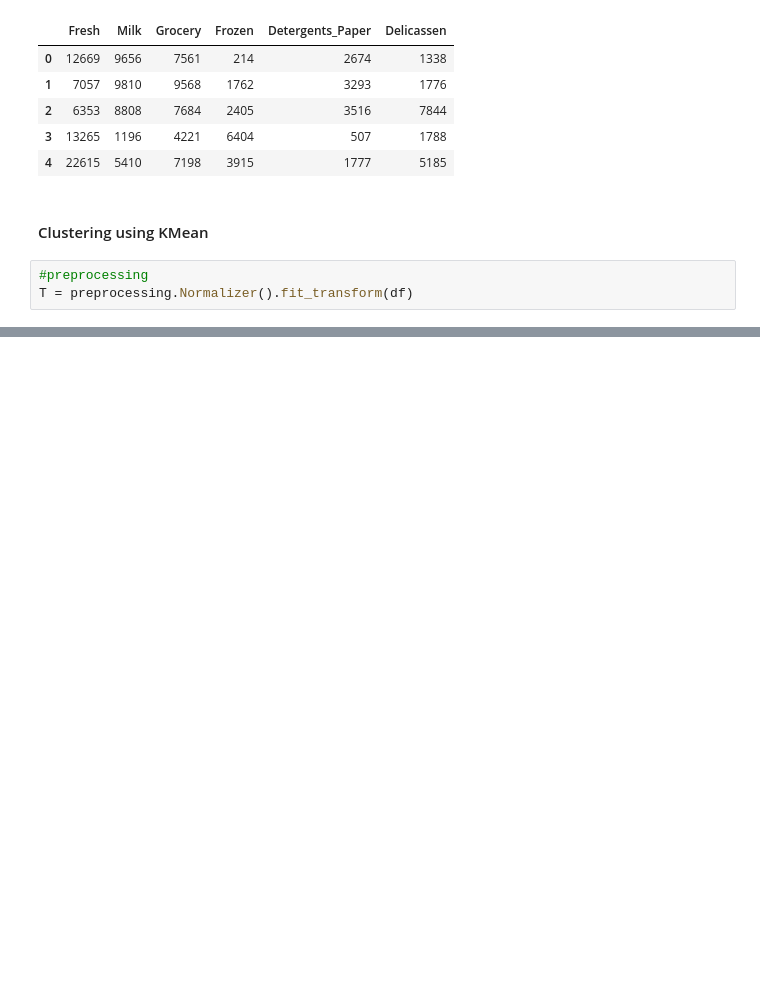
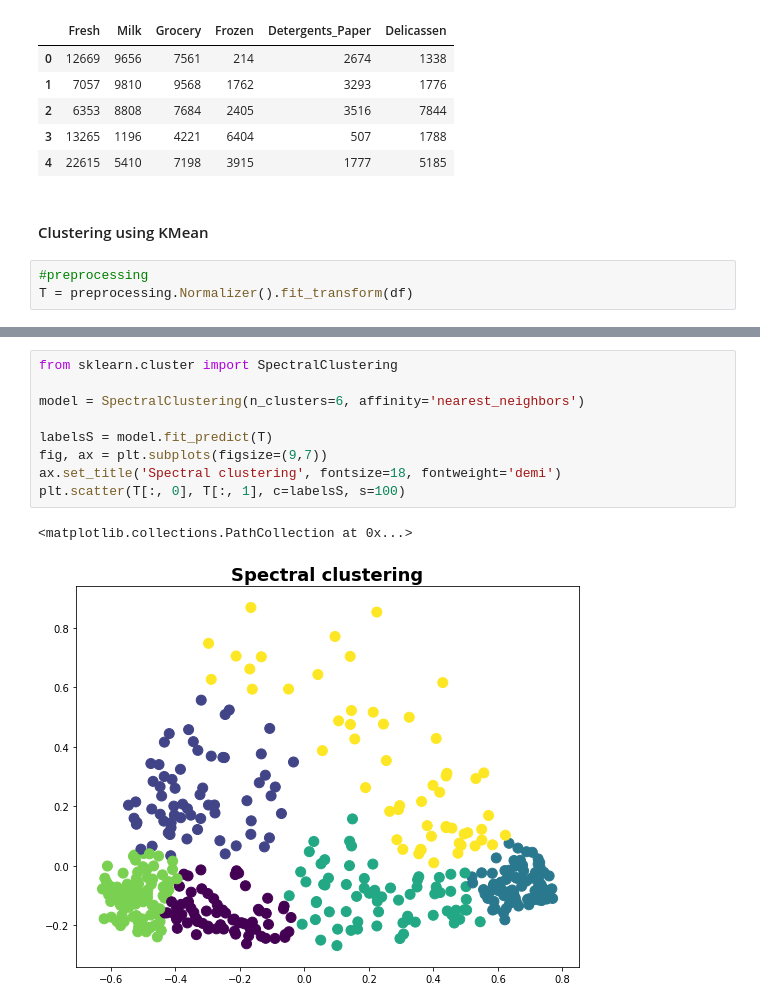
Before and after one commit to quanghoan/k-means-and-spectral-clustering, a Jupyter notebook: Wholesale-customers.ipynb, the cells around one changed output, grey strips where cells are left out. Saved outputs shown, nothing was run; the diff lists cells and outputs as text; blank space fills up the shorter version.

```diff
--- a/Wholesale-customers.ipynb
+++ b/Wholesale-customers.ipynb
@@ -108,0 +124,12 @@ array([], shape=(0, 6), dtype=float64)
+# %%
+from sklearn.cluster import SpectralClustering
+
+model = SpectralClustering(n_clusters=6, affinity='nearest_neighbors')
+
+labelsS = model.fit_predict(T)
+fig, ax = plt.subplots(figsize=(9,7))
+ax.set_title('Spectral clustering', fontsize=18, fontweight='demi')
+plt.scatter(T[:, 0], T[:, 1], c=labelsS, s=100)
+# %% [output]
+<matplotlib.collections.PathCollection at 0x...>
+[figure, added]
```
Also changed, not shown: parts of 9 cells of this notebook, 1 other file.
